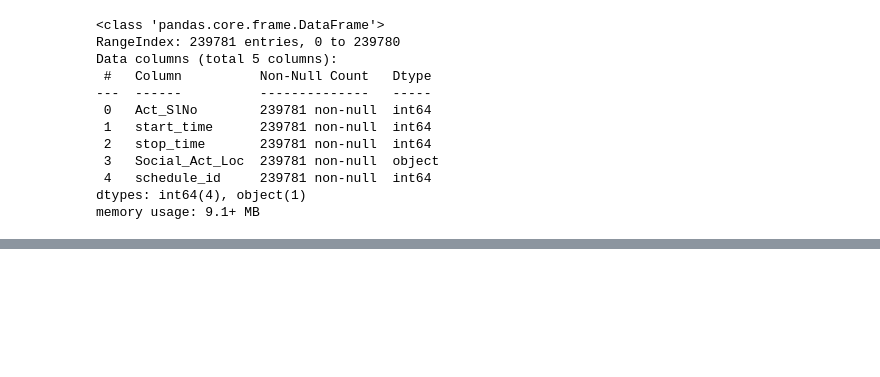
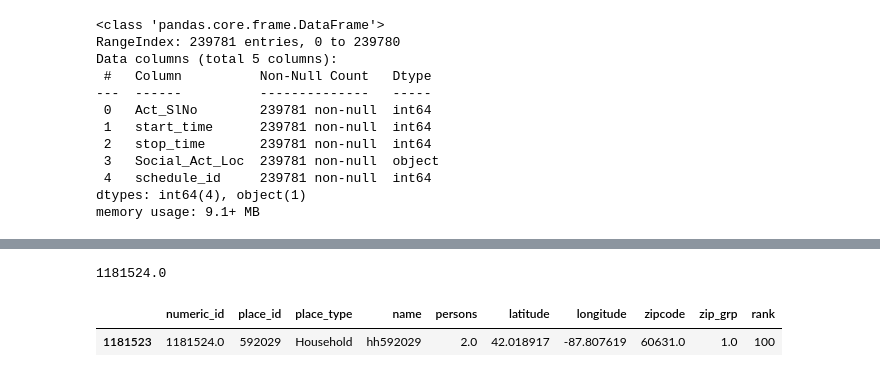
Before and after one commit to kywch/geo-colab, a Jupyter notebook: Generate_Chicago_Traces.ipynb, the cells around one changed output, grey strips where cells are left out. Cells and saved outputs as stored; diff of their text form; code cells hidden in the pictures; blank space fills up the shorter version.

```diff
--- a/Generate_Chicago_Traces.ipynb
+++ b/Generate_Chicago_Traces.ipynb
@@ -105,0 +117,3 @@ places_df.head()
+# %%
+row = next(persons_df.iterrows())[1]
+print(row)
@@ -105,0 +138,9 @@ places_df.head()
+# %%
+row.hh_id
+# %% [output]
+1181524.0
+# %%
+places_df[places_df['numeric_id'] == row.hh_id]
+# %% [output]
+|  | numeric_id | place_id | place_type | name | persons | latitude | longitude | zipcode | zip_grp | rank |
+| 1181523 | 1181524.0 | 592029 | Household | hh592029 | 2.0 | 42.018917 | -87.807619 | 60631.0 | 1.0 | 100 |
```
Also changed, not shown: parts of 12 cells of this notebook.
